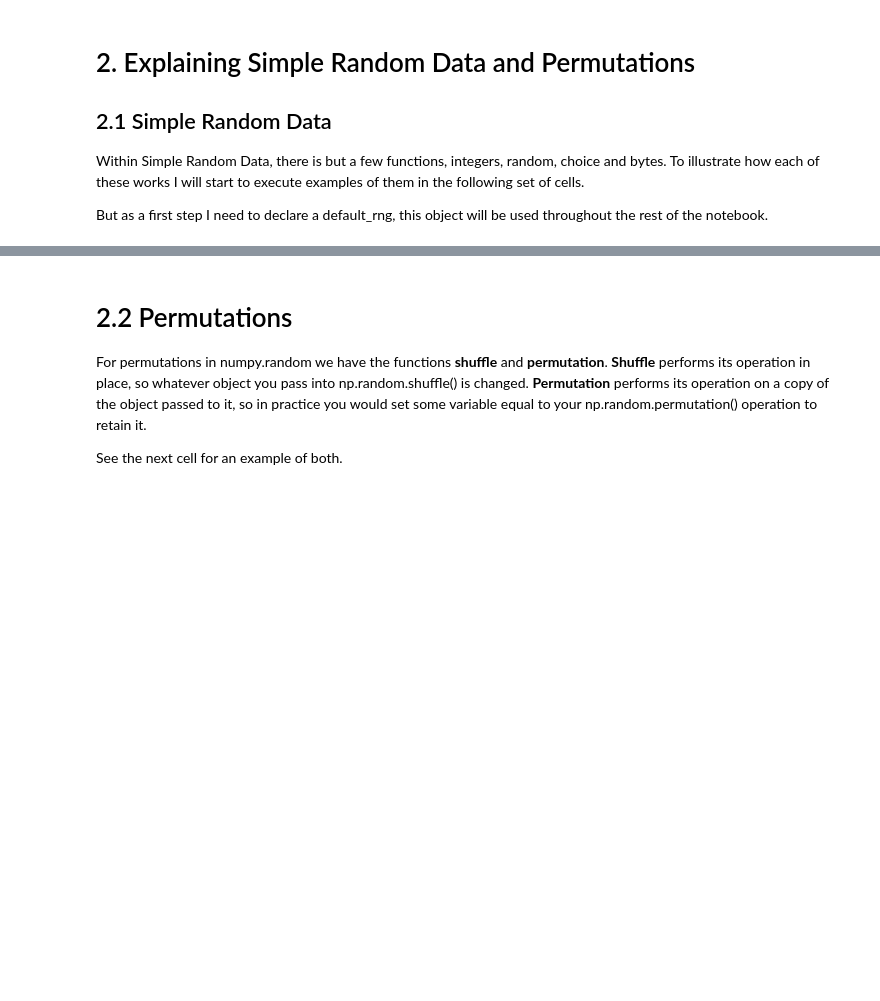
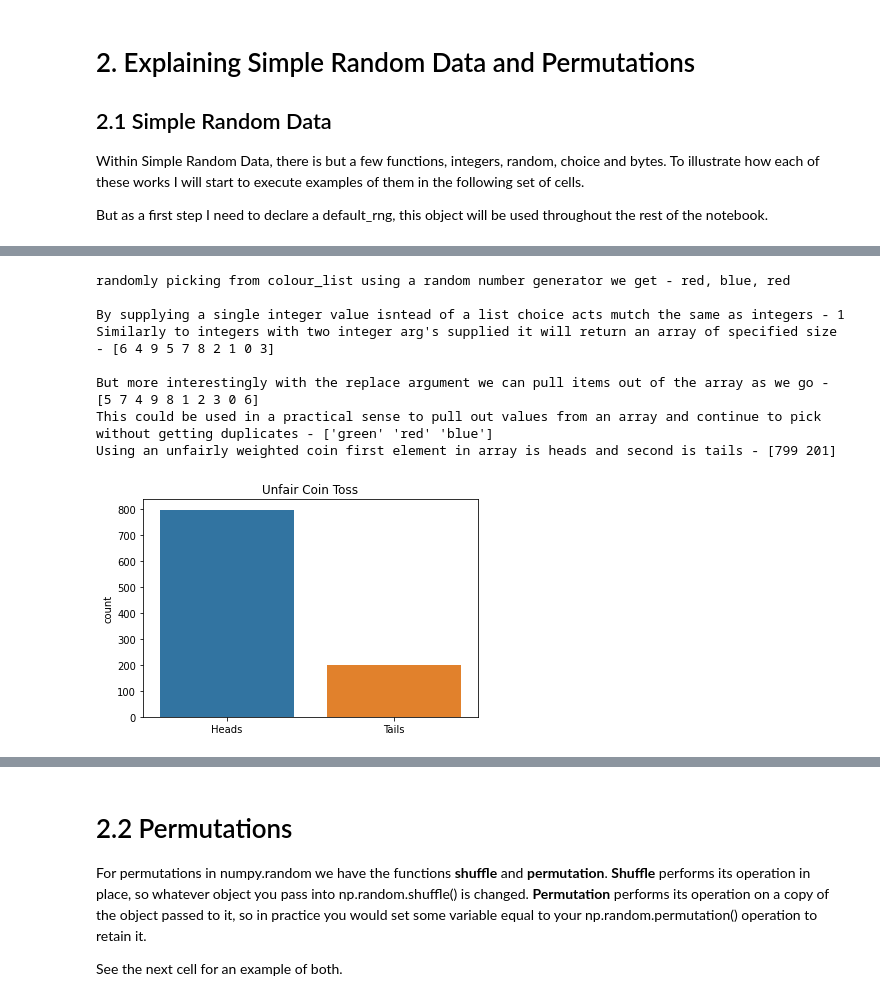
Before and after one commit to itskeithstudent/Programming-for-Data-Analysis-52465-Assignment, a Jupyter notebook: numpy_random.ipynb, the cells around one changed output, grey strips where cells are left out. Cells and saved outputs as stored; diff of their text form; code cells hidden in the pictures; blank space fills up the shorter version.

Commit message:
Update markdown for simple random data random and choice, add examples for both and visualisation for choice to show probability weighting

```diff
--- a/numpy_random.ipynb
+++ b/numpy_random.ipynb
@@ -100,0 +131,30 @@ randomly picking from colour_list using a random number generator we get - red,
+# %%
+#alternatively using a rng for colour picking
+colour_list = ['red', 'green', 'blue']
+rng.choice(colour_list)
+print(f"randomly picking from colour_list using a random number generator we get - {np.random.choice(colour_list)}, {np.random.choice(colour_list)}, {np.random.choice(colour_list)}")
+
+print("\nBy supplying a single integer value isntead of a list choice acts mutch the same as integers -",rng.choice(10))
+
+print("Similarly to integers with two integer arg's supplied it will return an array of specified size -", rng.choice(a=10, size=10,replace=False))
+
+print("\nBut more interestingly with the replace argument we can pull items out of the array as we go -",rng.choice(10, 10,replace=False))
+print("This could be used in a practical sense to pull out values from an array and continue to pick without getting duplicates -",rng.choice(colour_list, 3, replace=False))
+
+coin_flips = ['Heads', 'Tails'] #To illustrate the p argument for choice, I'm going to set an array to represent coin flips
+cheat_coin = rng.choice(coin_list, p=[0.8, 0.2], size=1000) #Here I weight heads to happen 80% of the time and tails as 20% and return an array of size 1000 to clearly show the impact
+unique_elements, counts_elements = np.unique(cheat_coin, return_counts=True) #np.unique here returns the unique elements and total count of elements in the array code snippet was inspired from: https://www.w3resource.com/python-exercises/numpy/python-numpy-exercise-94.php
+print("Using an unfairly weighted coin first element in array is heads and second is tails -",counts_elements)
+
+#Finally I use seaborn countplot to show a barchart comparing the heads vs. tails
+sns.countplot(x=cheat_coin).set(title='Unfair Coin Toss');
+# %% [output]
+randomly picking from colour_list using a random number generator we get - red, blue, red
+
+By supplying a single integer value isntead of a list choice acts mutch the same as integers - 1
+Similarly to integers with two integer arg's supplied it will return an array of specified size - [6 4 9 5 7 8 2 1 0 3]
+
+But more interestingly with the replace argument we can pull items out of the array as we go - [5 7 4 9 8 1 2 3 0 6]
+This could be used in a practical sense to pull out values from an array and continue to pick without getting duplicates - ['green' 'red' 'blue']
+Using an unfairly weighted coin first element in array is heads and second is tails - [799 201]
+[figure, added]
```
Also changed, not shown: parts of 7 cells of this notebook.
